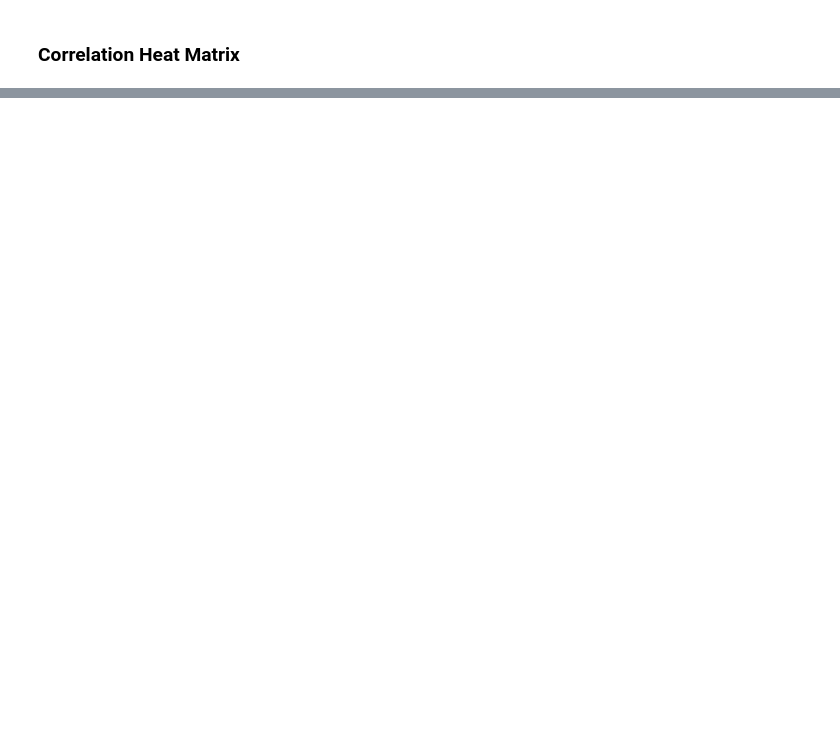
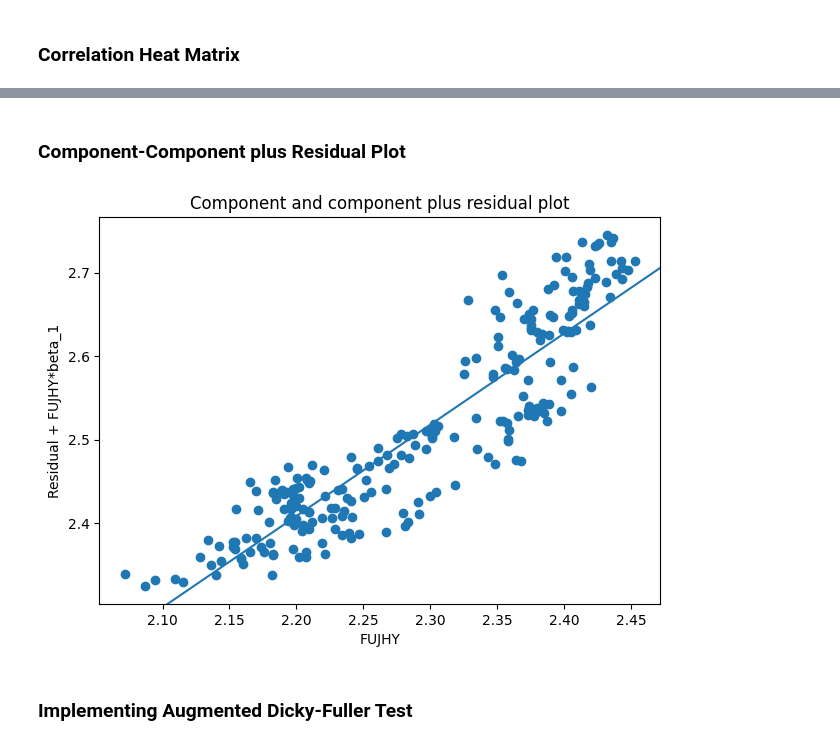
Before and after one commit to victoria-uriostegui/Pairs-Trading-Repo-ED-VU-Fall-24-, a Jupyter notebook: pairs_trading.ipynb, the cells around one changed output, grey strips where cells are left out. Saved outputs shown, nothing was run; the diff lists cells and outputs as text; code cells hidden in the pictures; blank space fills up the shorter version.

Commit message:
Finished correlation, working on cointergration Stuck on ADF test

```diff
--- a/pairs_trading.ipynb
+++ b/pairs_trading.ipynb
@@ -99,0 +74,4 @@ Date
+# %%
+# Dropped all data besides Toyota and Subaru at colums
+tmsub_df = stocks_df.drop(columns = ['BLNK', 'BMWKY',	'CHPT',	'DRPRY',	'EVGO',	'HMC',	'HYMTF',	'KS',	'MZDAY',	'SPWRQ','TSLA',	'WBX'], axis = 1)
+display(tmsub_df)
@@ -99,0 +97,3 @@ Date
+# %%
+tmsub_df = np.log(tmsub_df)
+display(tmsub_df)
@@ -99,0 +130,6 @@ Date
+# %%
+Y = tmsub_df['TM']
+X = tmsub_df['FUJHY']
+X = sm.add_constant(X)
+result = sm.OLS(Y, X).fit()
+print(result.summary())
@@ -99,0 +154,11 @@ Date
+# %% [markdown]
+### Component-Component plus Residual Plot
+# %%
+# Plot showing OLS results using Component-Component plus Residual (CCPR) Plots
+result_plot = sm.graphics.plot_ccpr(result,'FUJHY')
+# Tight layout makes plot readable
+result_plot.tight_layout(pad=1.0)
+# %% [output]
+[figure, added]
+# %% [markdown]
+### Implementing Augmented Dicky-Fuller Test
```
Also changed, not shown: parts of 16 cells of this notebook.
